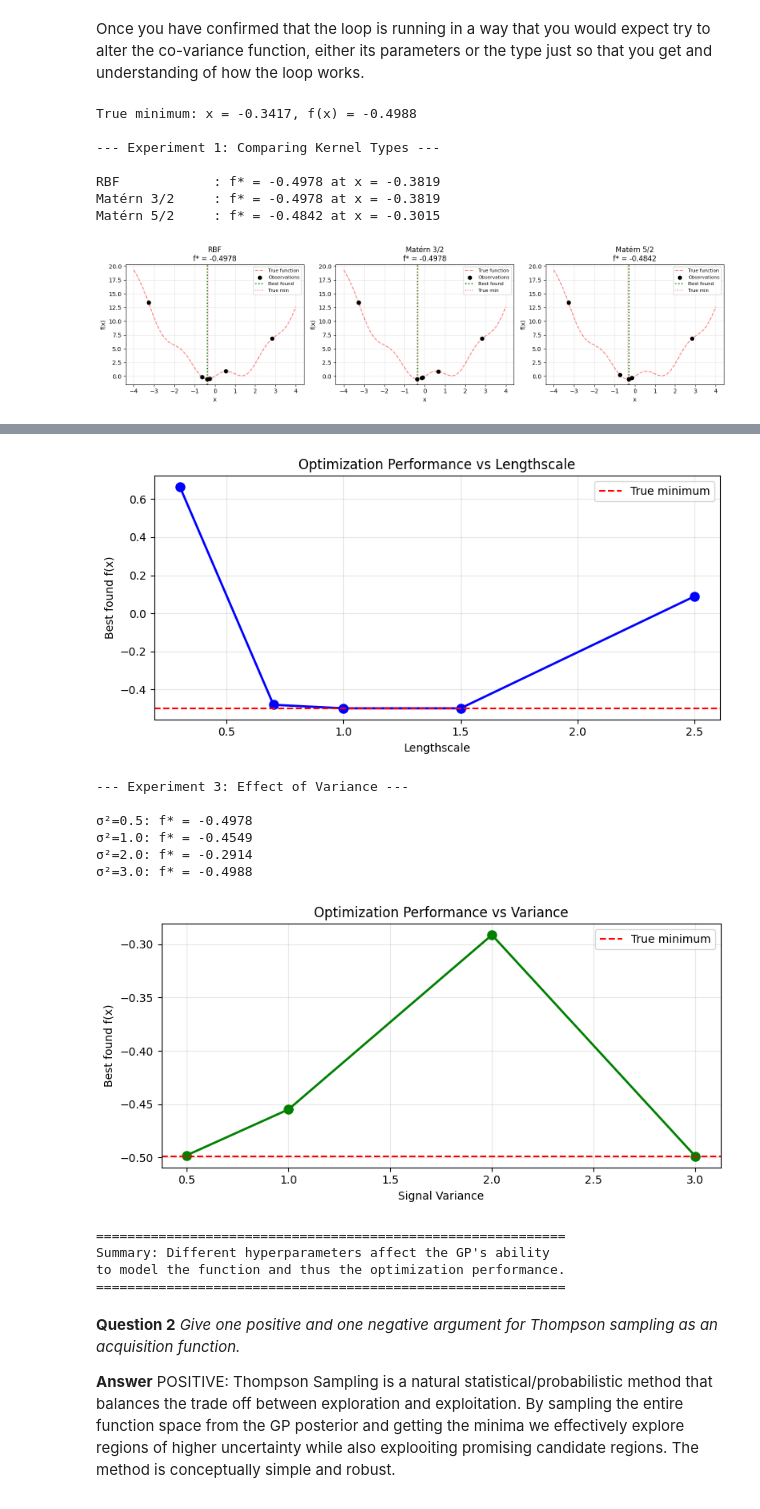
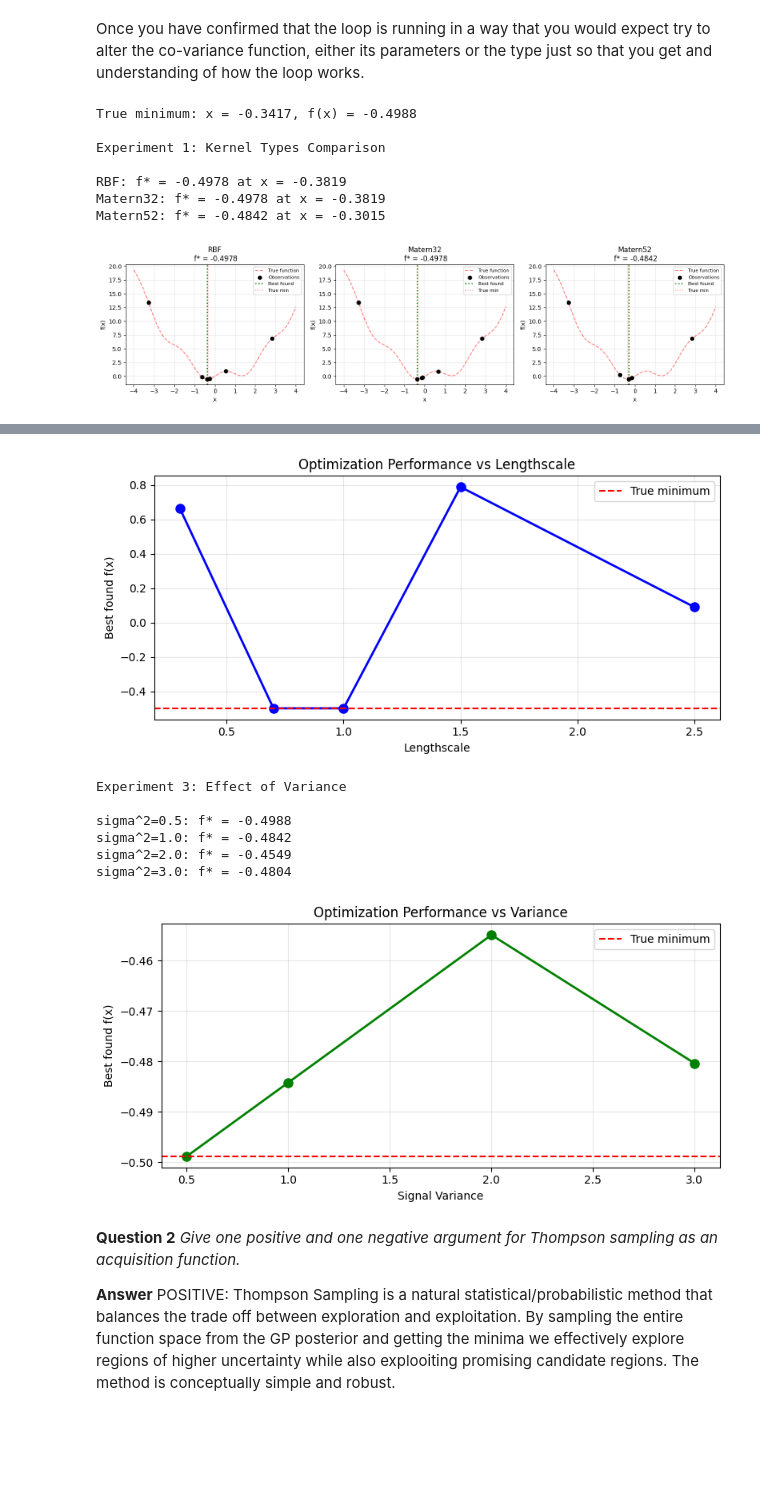
Before and after one commit to helpmatteo/mlpw_assignments, a Jupyter notebook: bayesopt-notebook.ipynb, the cells around one changed output, grey strips where cells are left out. Drawn from its saved outputs; the diff is of its cells as text; code cells hidden in the pictures; blank space fills up the shorter version.

```diff
--- a/bayesopt-notebook.ipynb
+++ b/bayesopt-notebook.ipynb
@@ -300,29 +278,21 @@ Now we have the two components that we need in order to write our iterative Baye
 def bayesian_optimisation(kernel, theta, acquisition_function, X_grid, f, n_init=3, n_iter=5, seed=0):
     rng = np.random.RandomState(seed)
 
-    # Initialize with random observations
     init_idx = rng.choice(X_grid.shape[0], size=n_init, replace=False)
     X_obs = X_grid[init_idx]
     y_obs = f(X_obs)
 
-    # Optimization loop
-    for iteration in range(n_iter):
-        # Compute GP posterior
-        mu, cov = gpposterior(X_grid, X_obs, y_obs, theta, kernel)
+    for _ in range(n_iter):
+        post_mu, post_cov = gpposterior(X_grid, X_obs, y_obs, theta, kernel)
+        alpha = acquisition_function(mu=post_mu.flatten(), cov=post_cov, y_obs=y_obs)
 
-        # Compute acquisition (pass everything, let function decide what it needs)
-        alpha = acquisition_function(mu=mu.flatten(), cov=cov, y_obs=y_obs)
-
-        # Select next point
         x_idx = np.argmax(alpha)
         x_next = X_grid[x_idx:x_idx+1]
 
-        # Evaluate and add observation
         y_next = f(x_next)
         X_obs = np.vstack([X_obs, x_next])
         y_obs = np.vstack([y_obs, y_next])
 
-    # Return best found
     best_idx = np.argmin(y_obs)
     return y_obs[best_idx], X_obs[best_idx], X_obs, y_obs
 # %%
@@ -421,14 +357,16 @@ X_grid = np.linspace(-4, 4, 200).reshape(-1, 1)
 true_y = f(X_grid)
 true_minimum_x = X_grid[np.argmin(true_y)]
 true_minimum_value = np.min(true_y)
+n_init = 2
+n_iter = 4
 
 print(f"True minimum: x = {true_minimum_x[0]:.4f}, f(x) = {true_minimum_value:.4f}\n")
-print("--- Experiment 1: Comparing Kernel Types ---\n")
 
+print("Experiment 1: Kernel Types Comparison\n")
 kernels_to_test = [
     (rbf_kernel, "RBF"),
-    (matern32_kernel, "Matérn 3/2"),
-    (matern52_kernel, "Matérn 5/2")
+    (matern32_kernel, "Matern32"),
+    (matern52_kernel, "Matern52")
 ]
 theta = np.array([1.0, 1.0])
 fig, axes = plt.subplots(1, 3, figsize=(15, 4))
@@ -436,18 +374,17 @@ fig, axes = plt.subplots(1, 3, figsize=(15, 4))
 for idx, (kernel_func, kernel_name) in enumerate(kernels_to_test):
     f_min, x_min, X_obs, y_obs = bayesian_optimisation(
         kernel=kernel_func, theta=theta, acquisition_function=thompson_sampling,
-        X_grid=X_grid, f=f, n_init=2, n_iter=4,
+        X_grid=X_grid, f=f, n_init=n_init, n_iter=n_iter,
     )
 
-    print(f"{kernel_name:15s}: f* = {f_min[0]:.4f} at x = {x_min[0]:.4f}")
+    print(f"{kernel_name}: f* = {f_min[0]:.4f} at x = {x_min[0]:.4f}")
 
-    # Plot
     ax = axes[idx]
     ax.plot(X_grid, true_y, 'r--', alpha=0.5, label='True function')
     ax.scatter(X_obs, y_obs, c='black', s=40, zorder=5, label='Observations')
     ax.axvline(x_min, color='green', linestyle=':', linewidth=2, label='Best found')
     ax.axvline(true_minimum_x, color='red', linestyle=':', alpha=0.5, label='True min')
-    ax.set_title(f'{kernel_name}\nf* = {f_min[0]:.4f}')
+    ax.set_title(f'{kernel_name}\n f* = {f_min[0]:.4f}')
     ax.set_xlabel('x')
     ax.set_ylabel('f(x)')
     ax.legend(fontsize=8)
@@ -456,8 +393,7 @@ for idx, (kernel_func, kernel_name) in enumerate(kernels_to_test):
 plt.tight_layout()
 plt.show()
 
-print("\n--- Experiment 2: Effect of Lengthscale ---\n")
-
+print("\n Experiment 2: Effect of Lengthscale")
 lengthscales = [0.3, 0.7, 1.0, 1.5, 2.5]
 ls_results = []
 
@@ -465,12 +401,11 @@ for ls in lengthscales:
     theta_ls = np.array([1.0, ls])
     f_min, x_min, X_obs, y_obs = bayesian_optimisation(
         kernel=matern32_kernel, theta=theta_ls, acquisition_function=thompson_sampling,
-        X_grid=X_grid, f=f, n_init=2, n_iter=5,
+        X_grid=X_grid, f=f, n_init=n_init, n_iter=n_iter,
     )
     ls_results.append(f_min[0])
-    print(f"ℓ={ls:.1f}: f* = {f_min[0]:.4f}")
+    print(f"ell={ls:.1f}: f* = {f_min[0]:.4f}")
 
-# Plot lengthscale effect
 plt.figure(figsize=(8, 4))
 plt.plot(lengthscales, ls_results, 'bo-', linewidth=2, markersize=8)
 plt.axhline(true_minimum_value, color='r', linestyle='--', label='True minimum')
@@ -482,8 +417,7 @@ plt.grid(alpha=0.3)
 plt.tight_layout()
 plt.show()
 
-print("\n--- Experiment 3: Effect of Variance ---\n")
-
+print("\nExperiment 3: Effect of Variance\n")
 variances = [0.5, 1.0, 2.0, 3.0]
 var_results = []
 
@@ -491,12 +425,11 @@ for var in variances:
     theta_var = np.array([var, 1.0])
     f_min, x_min, X_obs, y_obs = bayesian_optimisation(
         kernel=matern32_kernel, theta=theta_var, acquisition_function=thompson_sampling,
-        X_grid=X_grid, f=f, n_init=2, n_iter=5,
+        X_grid=X_grid, f=f, n_init=n_init, n_iter=n_iter,
     )
     var_results.append(f_min[0])
-    print(f"σ²={var:.1f}: f* = {f_min[0]:.4f}")
+    print(f"sigma^2={var:.1f}: f* = {f_min[0]:.4f}")
 
-# Plot variance effect
 plt.figure(figsize=(8, 4))
 plt.plot(variances, var_results, 'go-', linewidth=2, markersize=8)
 plt.axhline(true_minimum_value, color='r', linestyle='--', label='True minimum')
@@ -507,17 +440,12 @@ plt.legend()
 plt.grid(alpha=0.3)
 plt.tight_layout()
 plt.show()
-
-print("\n" + "="*60)
-print("Summary: Different hyperparameters affect the GP's ability")
-print("to model the function and thus the optimization performance.")
-print("="*60)
 # %% [output]
 True minimum: x = -0.3417, f(x) = -0.4988
 
---- Experiment 1: Comparing Kernel Types ---
+Experiment 1: Kernel Types Comparison
 
-RBF            : f* = -0.4978 at x = -0.3819
-Matérn 3/2     : f* = -0.4978 at x = -0.3819
-Matérn 5/2     : f* = -0.4842 at x = -0.3015
+RBF: f* = -0.4978 at x = -0.3819
+Matern32: f* = -0.4978 at x = -0.3819
+Matern52: f* = -0.4842 at x = -0.3015
 [figure]
@@ -531,15 +458,11 @@ Matérn 5/2     : f* = -0.4842 at x = -0.3015
-[figure, old version]
+[figure, new version]
---- Experiment 3: Effect of Variance ---
+Experiment 3: Effect of Variance
 
-σ²=0.5: f* = -0.4978
-σ²=1.0: f* = -0.4549
-σ²=2.0: f* = -0.2914
-σ²=3.0: f* = -0.4988
+sigma^2=0.5: f* = -0.4988
+sigma^2=1.0: f* = -0.4842
+sigma^2=2.0: f* = -0.4549
+sigma^2=3.0: f* = -0.4804
-[figure, old version]
+[figure, new version]
-============================================================
-Summary: Different hyperparameters affect the GP's ability
-to model the function and thus the optimization performance.
-============================================================
 # %% [markdown]
 **Question 2**
 *Give one positive and one negative argument for Thompson sampling as an acquisition function.*
```
Also changed, not shown: parts of 21 cells of this notebook, 1 other file.
